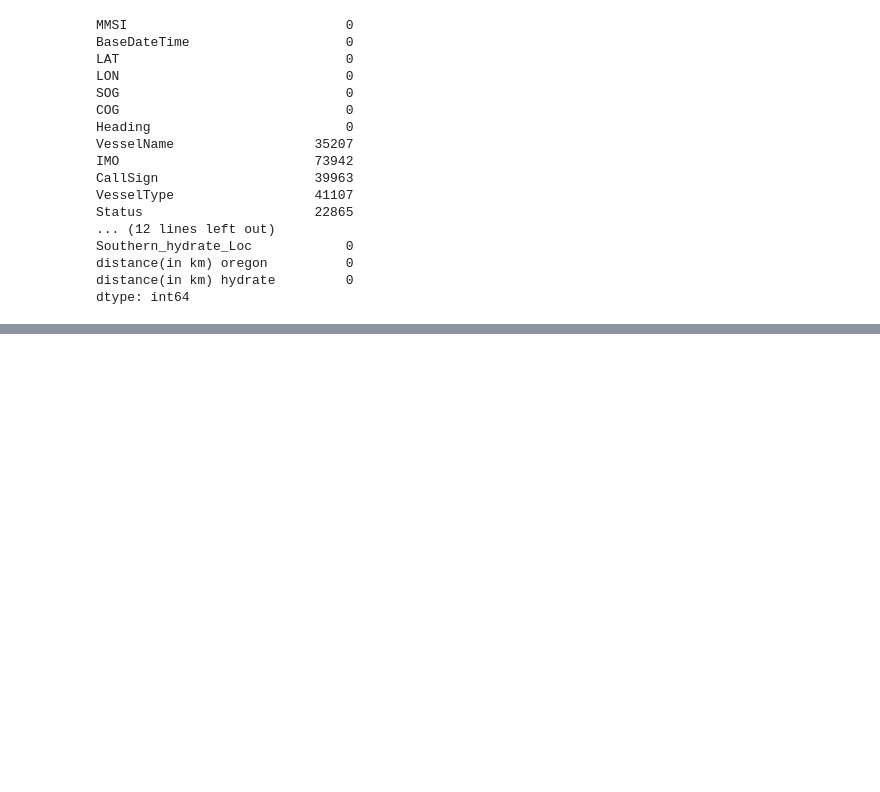
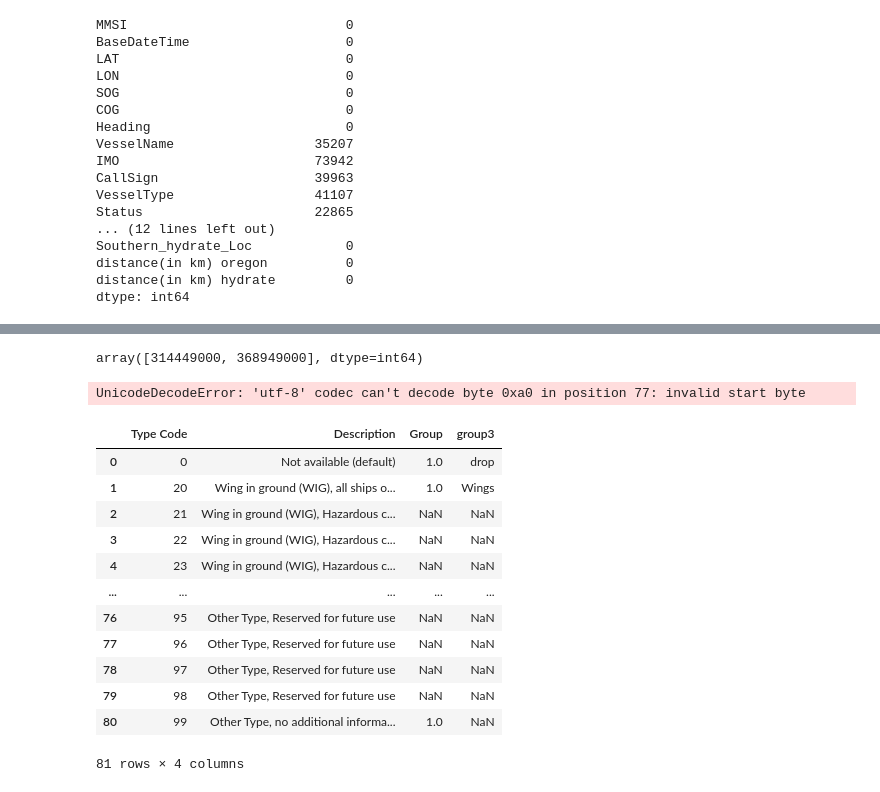
Before and after one commit to khirodsahoo93/Ocean-data-analysis, a Jupyter notebook: AIS data slope and hydrate.ipynb, the cells around one changed output, grey strips where cells are left out. Cells and saved outputs as stored; diff of their text form; code cells hidden in the pictures; blank space fills up the shorter version.

```diff
--- a/AIS data slope and hydrate.ipynb
+++ b/AIS data slope and hydrate.ipynb
@@ -233,0 +302,24 @@ dtype: int64
+# %%
+df[df['VESSEL TYPE']=='Other Type, no additional information'].MMSI.unique()
+# %% [output]
+array([314449000, 368949000], dtype=int64)
+# %%
+vessel_code=pd.read_csv('C:/Users/khirod/Documents/GitHub/Ocean-data-analysis/Vessels/vessel_code.csv',sep = ',')
+# %% [output]
+UnicodeDecodeError: 'utf-8' codec can't decode byte 0xa0 in position 77: invalid start byte
+# %%
+vessel_code
+# %% [output]
+|  | Type Code | Description | Group | group3 |
+| 0 | 0 | Not available (default) | 1.0 | drop |
+| 1 | 20 | Wing in ground (WIG), all ships o... | 1.0 | Wings |
+| 2 | 21 | Wing in ground (WIG), Hazardous c... | NaN | NaN |
+| 3 | 22 | Wing in ground (WIG), Hazardous c... | NaN | NaN |
+| 4 | 23 | Wing in ground (WIG), Hazardous c... | NaN | NaN |
+| ... | ... | ... | ... | ... |
+| 76 | 95 | Other Type, Reserved for future use | NaN | NaN |
+| 77 | 96 | Other Type, Reserved for future use | NaN | NaN |
+| 78 | 97 | Other Type, Reserved for future use | NaN | NaN |
+| 79 | 98 | Other Type, Reserved for future use | NaN | NaN |
+| 80 | 99 | Other Type, no additional informa... | 1.0 | NaN |
+81 rows × 4 columns
```
Also changed, not shown: parts of 8 cells of this notebook, 16 other files.
